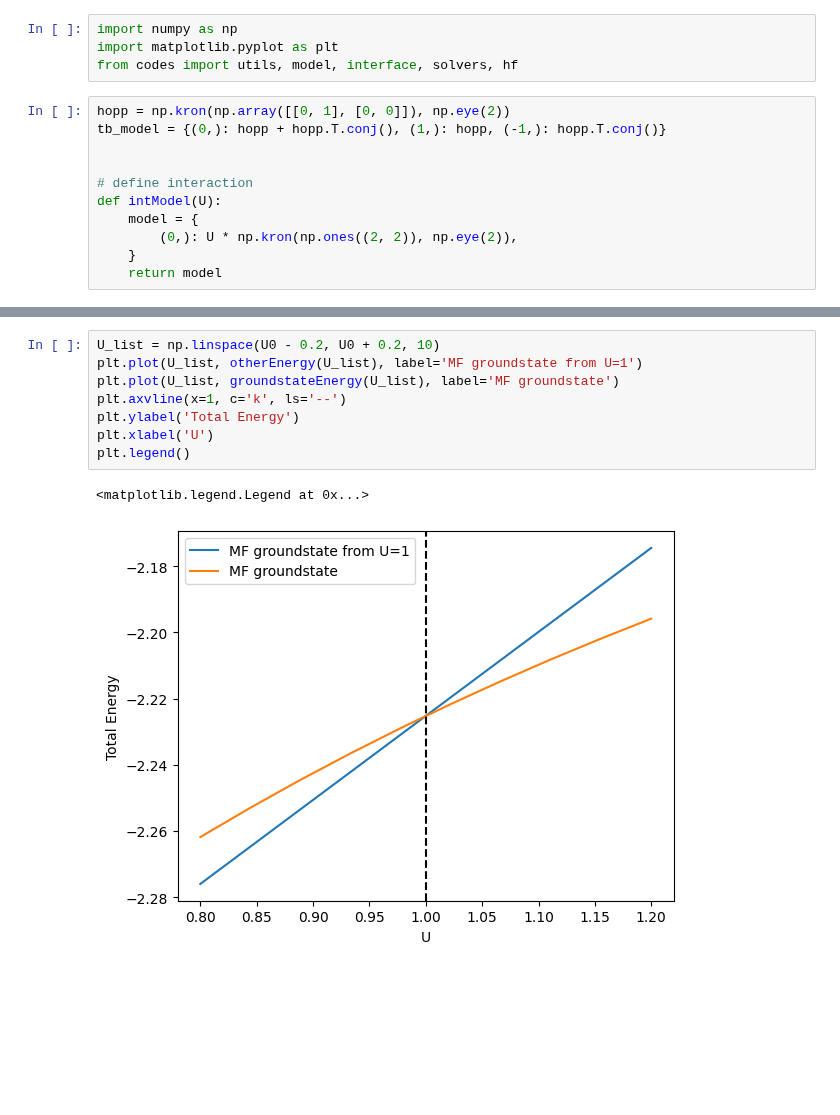
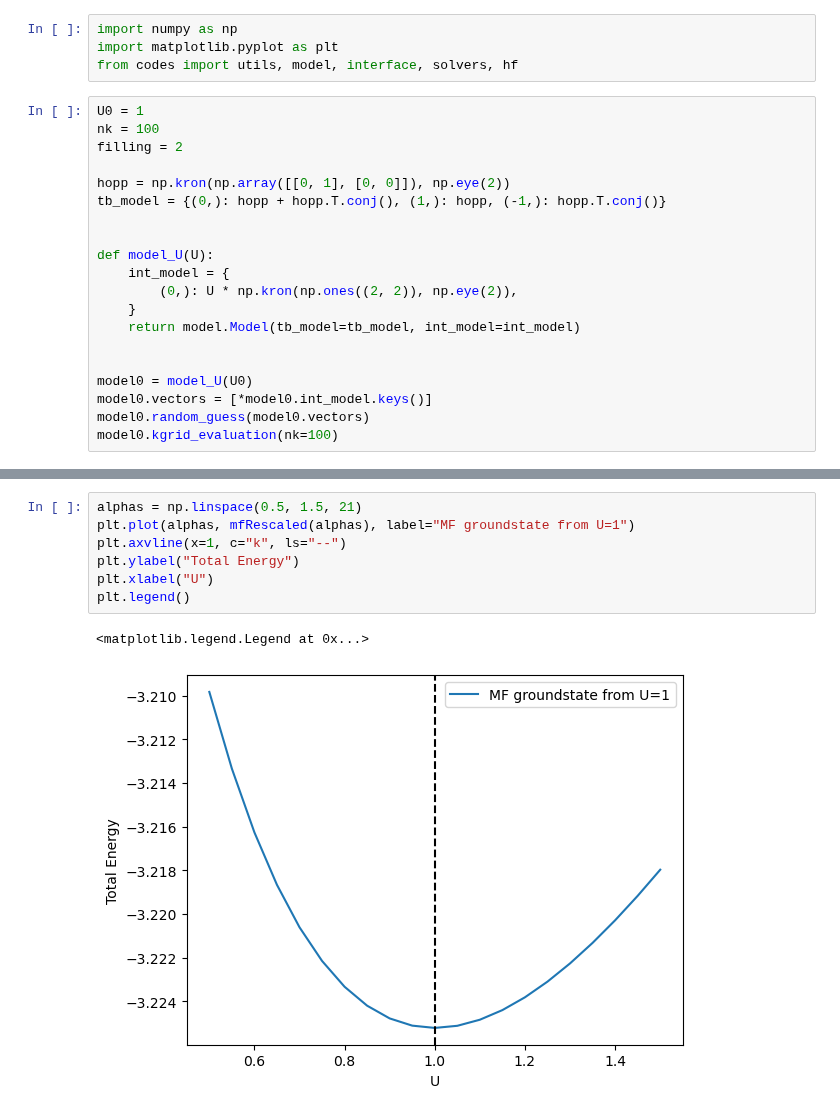
Before and after one commit to quantum-tinkerer/MeanFi, a Jupyter notebook: examples/tEnergyTest.ipynb, the cells around one changed output, grey strips where cells are left out. Cells and saved outputs as stored; diff of their text form; blank space fills up the shorter version.

Commit message:
fix test of energy minimum
Co-authored-by: Kostas Vilkelis <Kostusas@users.noreply.github.com>

```diff
--- a/examples/tEnergyTest.ipynb
+++ b/examples/tEnergyTest.ipynb
@@ -3,14 +3,23 @@ import numpy as np
 import matplotlib.pyplot as plt
 from codes import utils, model, interface, solvers, hf
 # %%
+U0 = 1
+nk = 100
+filling = 2
+
 hopp = np.kron(np.array([[0, 1], [0, 0]]), np.eye(2))
 tb_model = {(0,): hopp + hopp.T.conj(), (1,): hopp, (-1,): hopp.T.conj()}
 
 
-# define interaction
-def intModel(U):
-    model = {
+def model_U(U):
+    int_model = {
         (0,): U * np.kron(np.ones((2, 2)), np.eye(2)),
     }
-    return model
+    return model.Model(tb_model=tb_model, int_model=int_model)
+
+
+model0 = model_U(U0)
+model0.vectors = [*model0.int_model.keys()]
+model0.random_guess(model0.vectors)
+model0.kgrid_evaluation(nk=100)
 # %%
@@ -61,11 +57,10 @@ def otherEnergy(U):
 # %%
-U_list = np.linspace(U0 - 0.2, U0 + 0.2, 10)
-plt.plot(U_list, otherEnergy(U_list), label='MF groundstate from U=1')
-plt.plot(U_list, groundstateEnergy(U_list), label='MF groundstate')
-plt.axvline(x=1, c='k', ls='--')
-plt.ylabel('Total Energy')
-plt.xlabel('U')
+alphas = np.linspace(0.5, 1.5, 21)
+plt.plot(alphas, mfRescaled(alphas), label="MF groundstate from U=1")
+plt.axvline(x=1, c="k", ls="--")
+plt.ylabel("Total Energy")
+plt.xlabel("U")
 plt.legend()
 # %% [output]
 <matplotlib.legend.Legend at 0x...>
-[figure, old version]
+[figure, new version]
```
Also changed, not shown: parts of 1 cell of this notebook.
